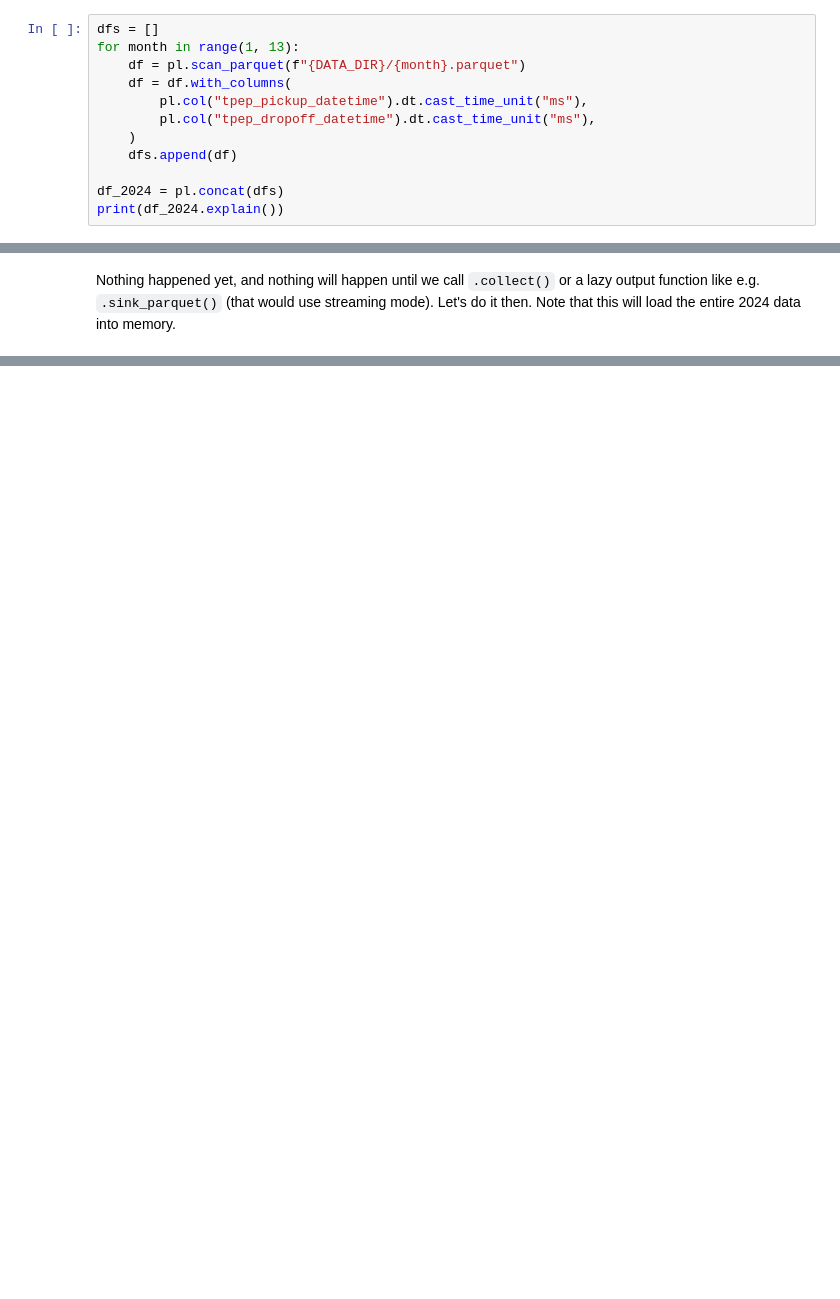
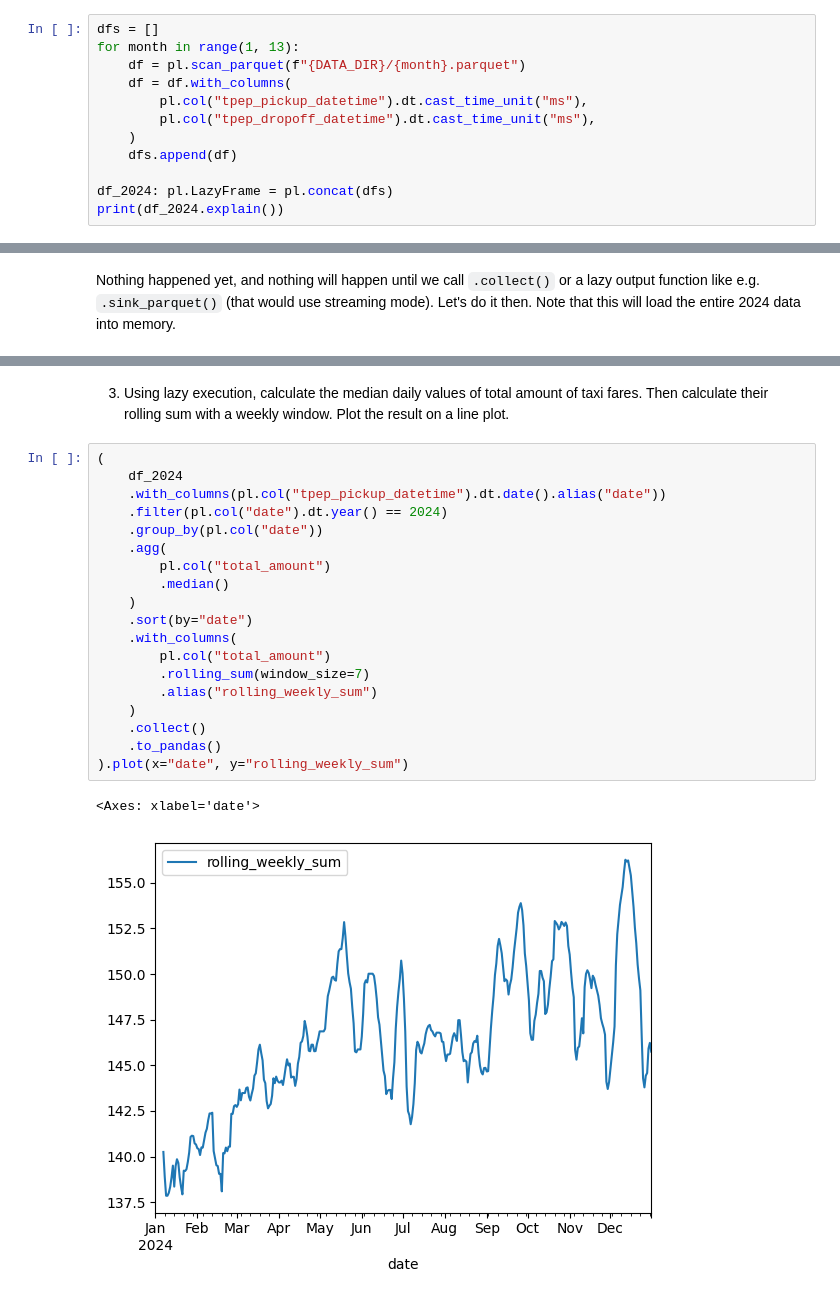
Before and after one commit to mnozkiewicz/MLOPS, a Jupyter notebook: lab3/notebook_polars.ipynb, the cells around one changed output, grey strips where cells are left out. Drawn from its saved outputs; the diff is of its cells as text; blank space fills up the shorter version.

```diff
--- a/lab3/notebook_polars.ipynb
+++ b/lab3/notebook_polars.ipynb
@@ -722,5 +1004,5 @@ for month in range(1, 13):
     )
     dfs.append(df)
 
-df_2024 = pl.concat(dfs)
+df_2024: pl.LazyFrame = pl.concat(dfs)
 print(df_2024.explain())
@@ -752,0 +1140,24 @@ Let's see an example of a lazy query that also heavily filters the data. This wi
+# %% [markdown]
+3. Using lazy execution, calculate the median daily values of total amount of taxi fares. Then calculate their rolling sum with a weekly window. Plot the result on a line plot.
+# %%
+(
+    df_2024
+    .with_columns(pl.col("tpep_pickup_datetime").dt.date().alias("date"))
+    .filter(pl.col("date").dt.year() == 2024)
+    .group_by(pl.col("date"))
+    .agg(
+        pl.col("total_amount")
+        .median()
+    )
+    .sort(by="date")
+    .with_columns(
+        pl.col("total_amount")
+        .rolling_sum(window_size=7)
+        .alias("rolling_weekly_sum")
+    )
+    .collect()
+    .to_pandas()
+).plot(x="date", y="rolling_weekly_sum")
+# %% [output]
+<Axes: xlabel='date'>
+[figure, added]
```
Also changed, not shown: parts of 55 cells of this notebook, 2 other files.
